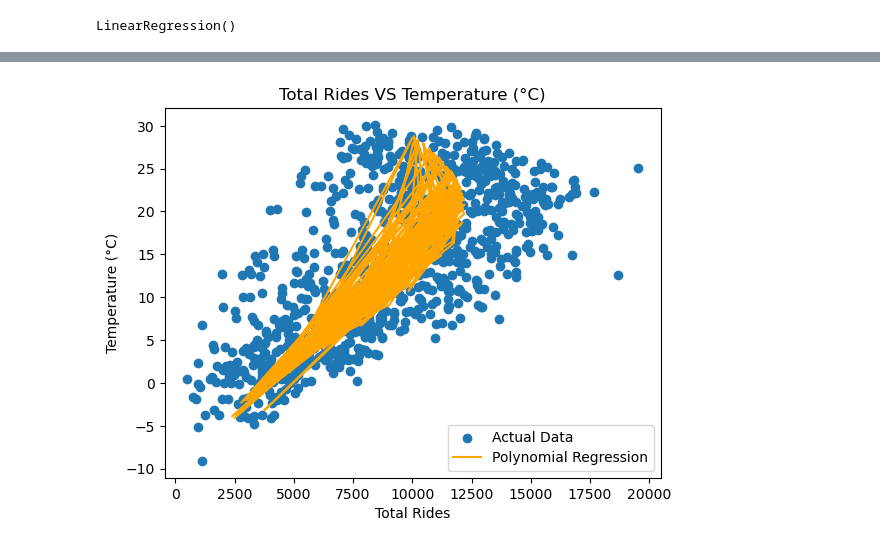
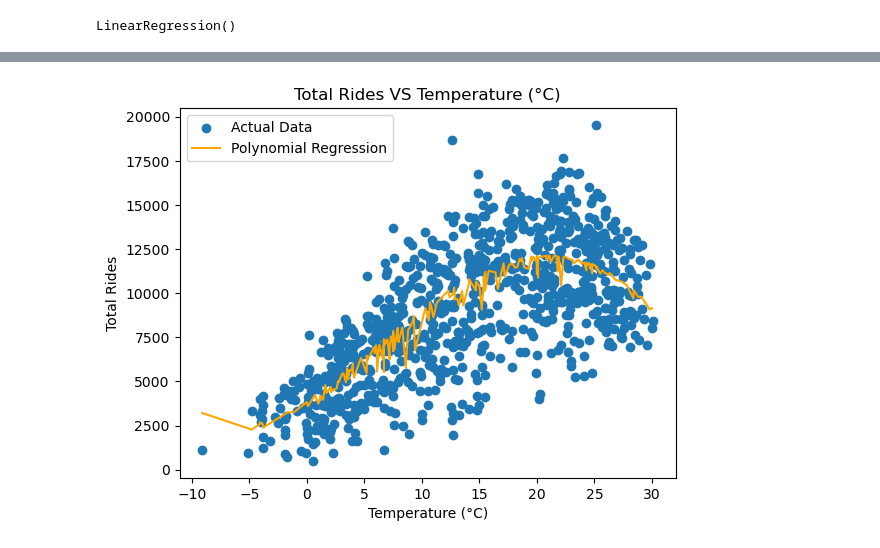
Before and after one commit to michalpasternak7/CA-Project-3-Capital-Bike-Share, a Jupyter notebook: cbs_weather_multivariate.ipynb, the cells around one changed output, grey strips where cells are left out. Cells and saved outputs as stored; diff of their text form; code cells hidden in the pictures.

```diff
--- a/cbs_weather_multivariate.ipynb
+++ b/cbs_weather_multivariate.ipynb
@@ -335,0 +337,5 @@ RMSE: 2522.1304628353155
+# %%
+predictions = X_test.copy()
+predictions['prediction'] = y_pred
+predictions.sort_values(by='temperature_2m_mean (°C)', inplace=True)
+predictions
@@ -336,14 +356,14 @@ RMSE: 2522.1304628353155
 # %%
 # plot the original data and the polynomial regression line
-plt.scatter(y, X['temperature_2m_mean (°C)'], label='Actual Data')
-plt.plot(y_pred, X_test['temperature_2m_mean (°C)'], color='orange', label='Polynomial Regression')
+plt.scatter(X['temperature_2m_mean (°C)'], y, label='Actual Data')
+plt.plot(predictions['temperature_2m_mean (°C)'], predictions['prediction'], color='orange', label='Polynomial Regression')
 
 # set plot labels and title
 plt.title("Total Rides VS Temperature (°C)")
-plt.xlabel('Total Rides')
-plt.ylabel('Temperature (°C)')
+plt.xlabel('Temperature (°C)')
+plt.ylabel('Total Rides')
 
 plt.legend()
 plt.show()
 # %% [output]
-[figure, old version]
+[figure, new version]
```
Also changed, not shown: parts of 13 cells of this notebook.
